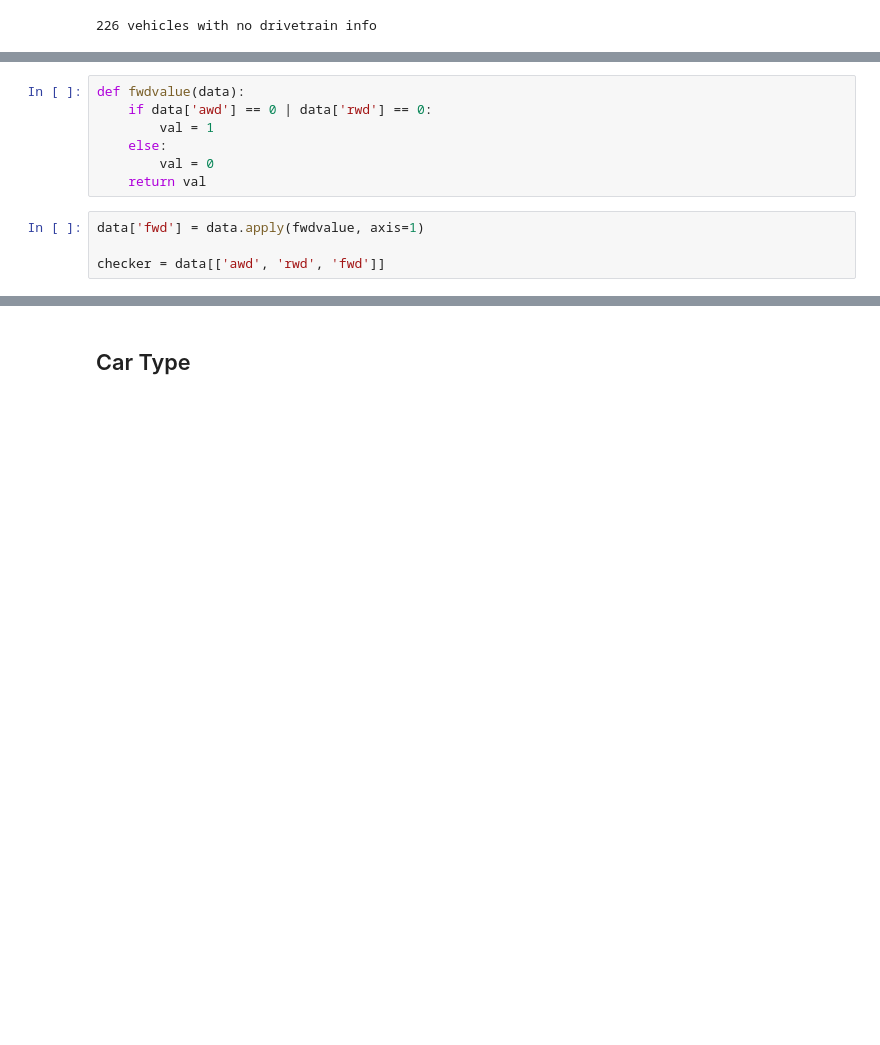
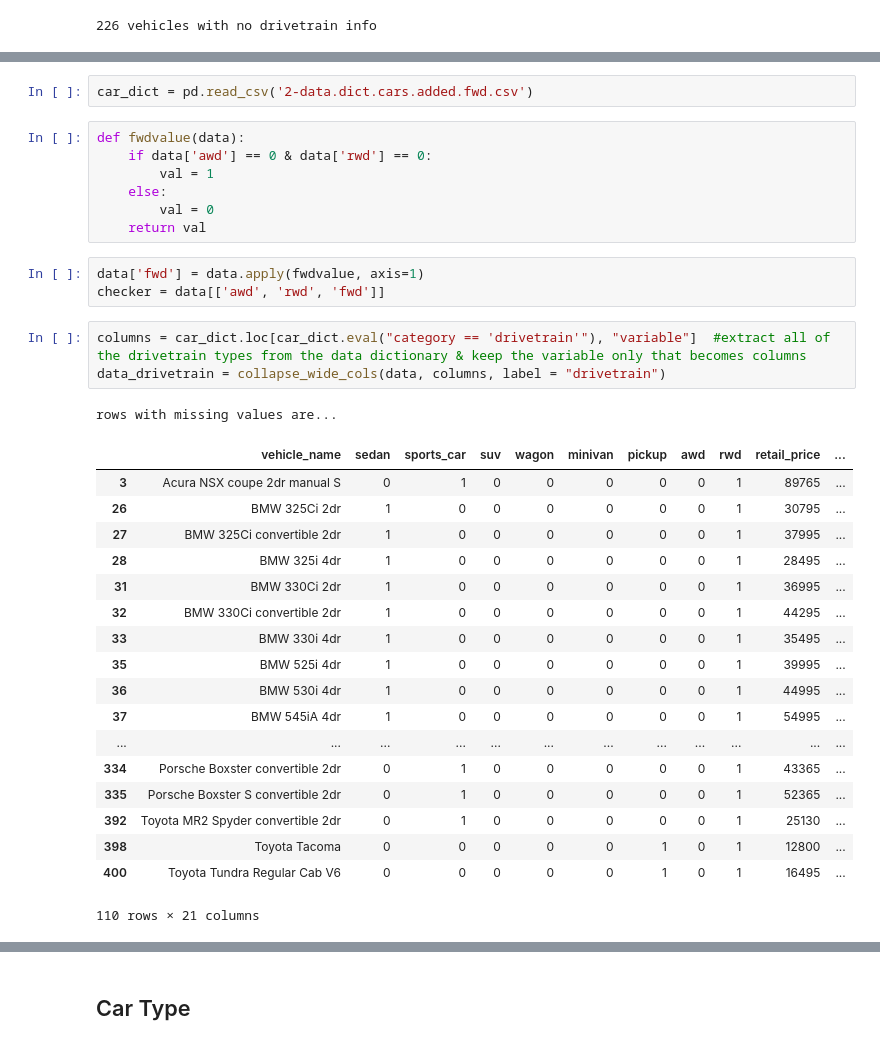
Before and after one commit to emcbride09/Lin_reg_car_data_project, a Jupyter notebook: 3-feature engineering.ipynb, the cells around one changed output, grey strips where cells are left out. Drawn from its saved outputs; the diff is of its cells as text; blank space fills up the shorter version.

```diff
--- a/3-feature engineering.ipynb
+++ b/3-feature engineering.ipynb
@@ -62,14 +98,38 @@ print(str(len(drivetrain)) + ' vehicles with no drivetrain info')
+# %%
+car_dict = pd.read_csv('2-data.dict.cars.added.fwd.csv')
 # %%
 def fwdvalue(data):
-    if data['awd'] == 0 | data['rwd'] == 0:
+    if data['awd'] == 0 & data['rwd'] == 0:
         val = 1
     else:
         val = 0
     return val
 # %%
 data['fwd'] = data.apply(fwdvalue, axis=1)
-
 checker = data[['awd', 'rwd', 'fwd']]
+# %%
+columns = car_dict.loc[car_dict.eval("category == 'drivetrain'"), "variable"]  #extract all of the drivetrain types from the data dictionary & keep the variable only that becomes columns
+data_drivetrain = collapse_wide_cols(data, columns, label = "drivetrain")
+# %% [output]
+rows with missing values are...
+|  | vehicle_name | sedan | sports_car | suv | wagon | minivan | pickup | awd | rwd | retail_price | ... |
+| 3 | Acura NSX coupe 2dr manual S | 0 | 1 | 0 | 0 | 0 | 0 | 0 | 1 | 89765 | ... |
+| 26 | BMW 325Ci 2dr | 1 | 0 | 0 | 0 | 0 | 0 | 0 | 1 | 30795 | ... |
+| 27 | BMW 325Ci convertible 2dr | 1 | 0 | 0 | 0 | 0 | 0 | 0 | 1 | 37995 | ... |
+| 28 | BMW 325i 4dr | 1 | 0 | 0 | 0 | 0 | 0 | 0 | 1 | 28495 | ... |
+| 31 | BMW 330Ci 2dr | 1 | 0 | 0 | 0 | 0 | 0 | 0 | 1 | 36995 | ... |
+| 32 | BMW 330Ci convertible 2dr | 1 | 0 | 0 | 0 | 0 | 0 | 0 | 1 | 44295 | ... |
+| 33 | BMW 330i 4dr | 1 | 0 | 0 | 0 | 0 | 0 | 0 | 1 | 35495 | ... |
+| 35 | BMW 525i 4dr | 1 | 0 | 0 | 0 | 0 | 0 | 0 | 1 | 39995 | ... |
+| 36 | BMW 530i 4dr | 1 | 0 | 0 | 0 | 0 | 0 | 0 | 1 | 44995 | ... |
+| 37 | BMW 545iA 4dr | 1 | 0 | 0 | 0 | 0 | 0 | 0 | 1 | 54995 | ... |
+| ... | ... | ... | ... | ... | ... | ... | ... | ... | ... | ... | ... |
+| 334 | Porsche Boxster convertible 2dr | 0 | 1 | 0 | 0 | 0 | 0 | 0 | 1 | 43365 | ... |
+| 335 | Porsche Boxster S convertible 2dr | 0 | 1 | 0 | 0 | 0 | 0 | 0 | 1 | 52365 | ... |
+| 392 | Toyota MR2 Spyder convertible 2dr | 0 | 1 | 0 | 0 | 0 | 0 | 0 | 1 | 25130 | ... |
+| 398 | Toyota Tacoma | 0 | 0 | 0 | 0 | 0 | 1 | 0 | 1 | 12800 | ... |
+| 400 | Toyota Tundra Regular Cab V6 | 0 | 0 | 0 | 0 | 0 | 1 | 0 | 1 | 16495 | ... |
+110 rows × 21 columns
 # %%
 freq = data_drivetrain.groupby(['drivetrain']).size().reset_index(name='counts')
 sns.barplot(x="drivetrain", y="counts", data=freq)
```
Also changed, not shown: parts of 7 cells of this notebook, 3 other files.
